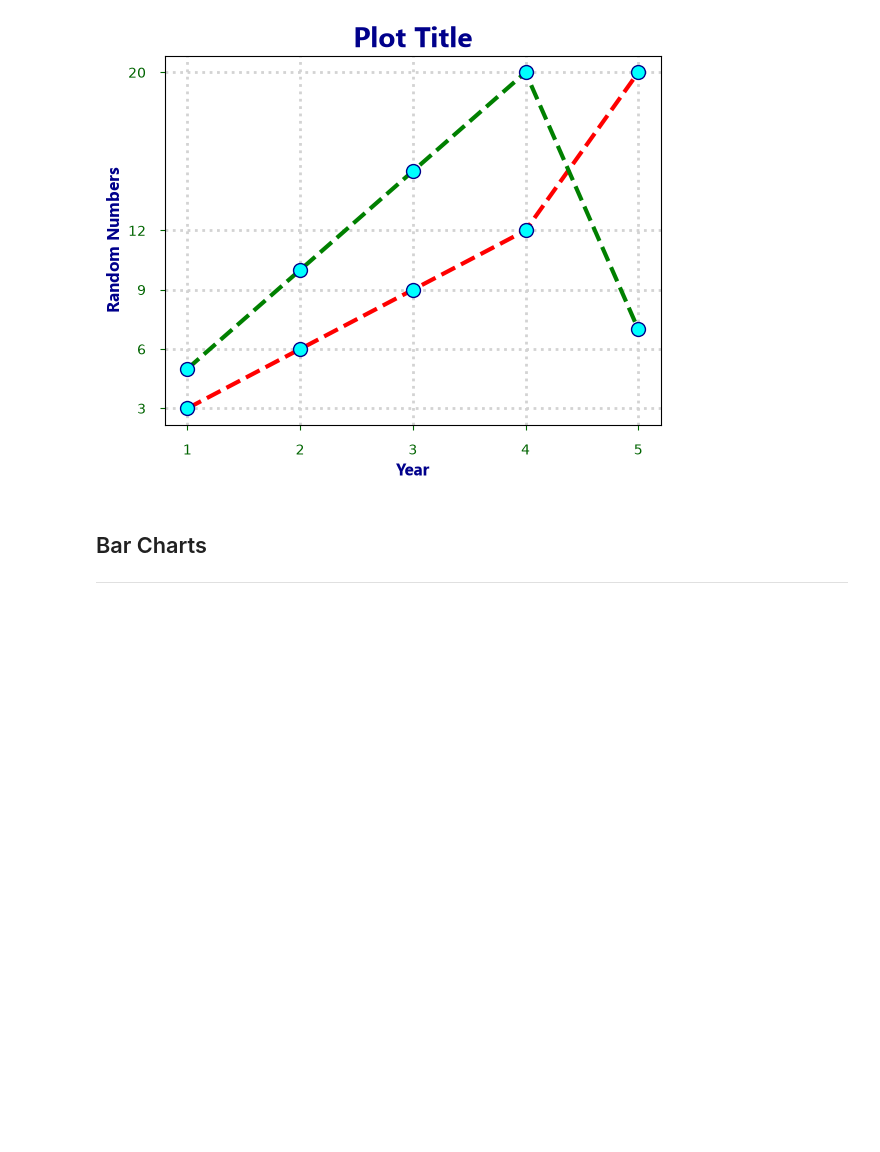
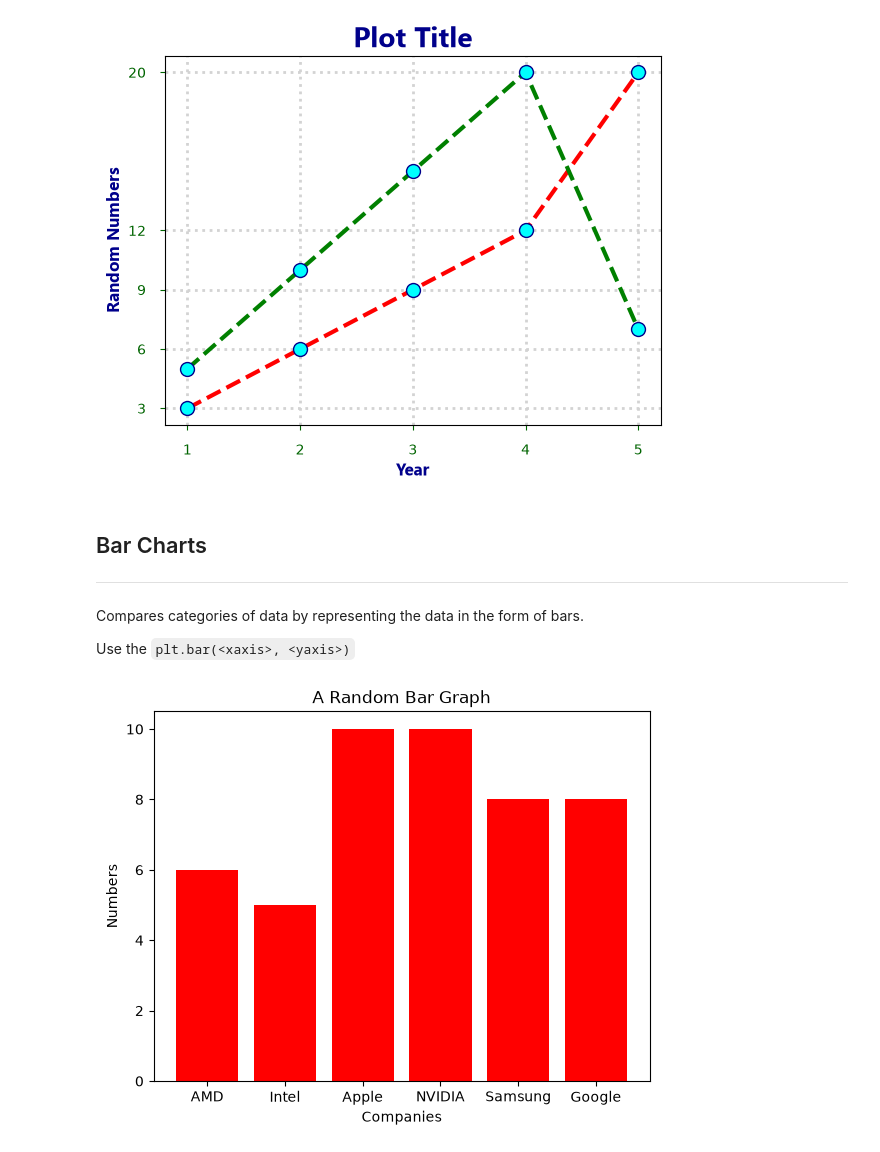
Before and after one commit to swasthiksujan/matplotlib-custom-documentation, a Jupyter notebook: matplotlib_custom_documentation.ipynb, the cells around one changed output. Drawn from its saved outputs; the diff is of its cells as text; code cells hidden in the pictures; blank space fills up the shorter version.

Commit message:
Bar Graphs and Pie Charts

```diff
--- a/matplotlib_custom_documentation.ipynb
+++ b/matplotlib_custom_documentation.ipynb
@@ -151,3 +151,21 @@ plt.show()
 # %% [markdown]
 ## Bar Charts
 ---
+
+Compares categories of data by representing the data in the form of bars.
+
+Use the `plt.bar(<xaxis>, <yaxis>)`
+# %%
+categories = np.array(["AMD", "Intel", "Apple", "NVIDIA", "Samsung", "Google"])
+values = np.array([6, 5, 10, 10, 8, 8])
+
+plt.title("A Random Bar Graph")
+plt.xlabel("Companies")
+plt.ylabel("Numbers")
+
+plt.bar(categories, values, color="red")
+# To create a horizontal bar chart
+# plt.barh(categories, values, color="violet")
+plt.show()
+# %% [output]
+[figure, added]
```
Also changed, not shown: parts of 5 cells of this notebook.
